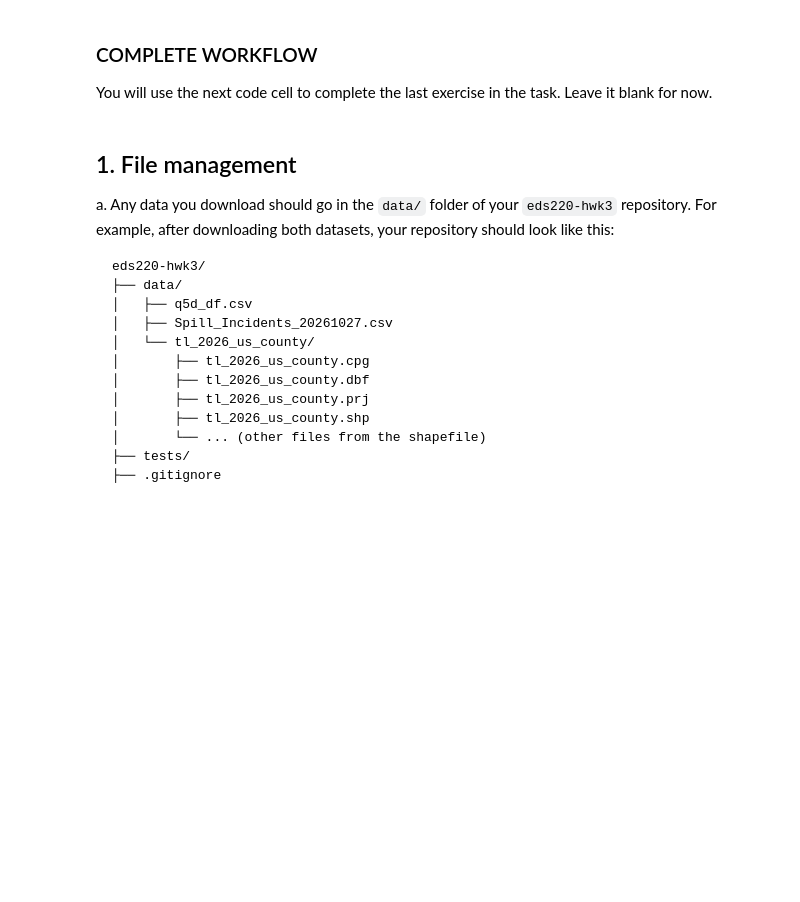
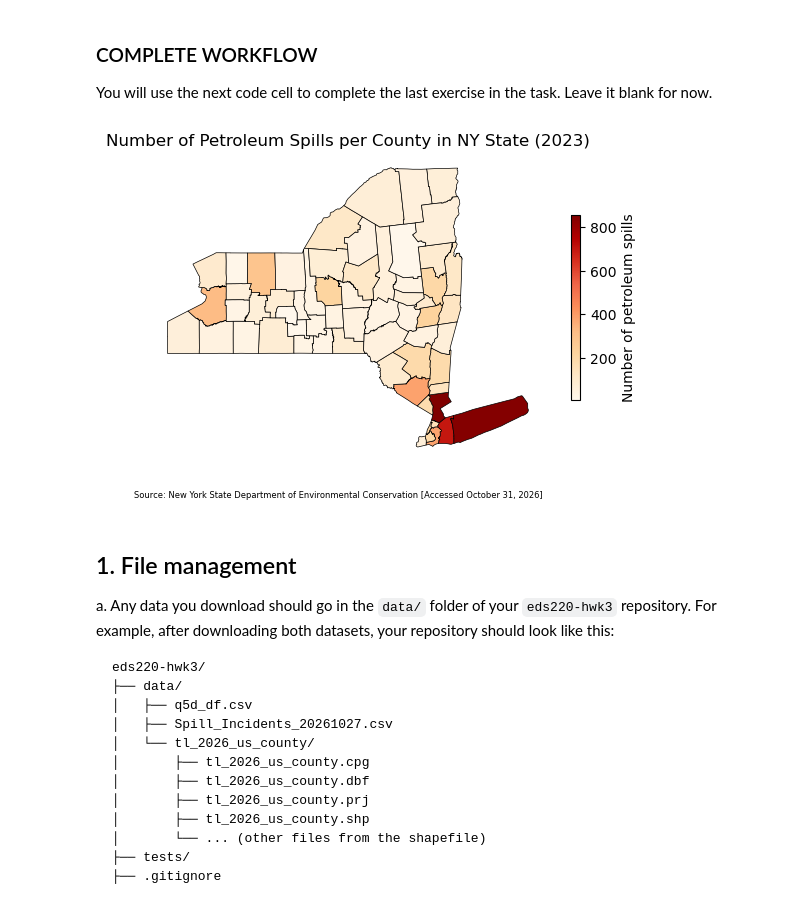
Before and after one commit to karolinasienko/eds220-hwk3, a Jupyter notebook: hwk3-task2-spills.ipynb, the cells around one changed output. Drawn from its saved outputs; the diff is of its cells as text; code cells hidden in the pictures; blank space fills up the shorter version.

```diff
--- a/hwk3-task2-spills.ipynb
+++ b/hwk3-task2-spills.ipynb
@@ -38,6 +38,100 @@ The second dataset is the [2026 Counties (and equivalent) TIGER shapefile](https
 You will use the next code cell to complete the last exercise in the task. Leave it blank for now.
 # %%
 # FINAL CODE
+
+import os
+import numpy as np
+import pandas as pd
+import matplotlib.pyplot as plt
+import geopandas as gpd
+
+# Importing NY spills data
+fp = os.path.join('data', 'Spill_Incidents_20261031.csv')
+spills = pd.read_csv(fp)
+
+# Importing US counties data
+fp = os.path.join('data', 'tl_2026_us_county', 'tl_2026_us_county.shp')
+counties = gpd.read_file(fp)
+
+
+# PREPARING SPILLS DATA
+# Making column names all lower and snake case
+spills.columns = spills.columns.str.lower()
+spills.columns = spills.columns.str.replace(' ', '_')
+
+# Update spill_date, received_date, close_date columns to datetime
+cols_list = ['spill_date', 'received_date', 'close_date']
+for col in cols_list:
+    spills[col] = pd.to_datetime(spills[col])
+
+# Update quantity to float
+spills['quantity'] = spills['quantity'].str.replace(',','').astype(float)
+
+# Update recovered to float (get rid of commas first)
+spills['recovered'] = spills['recovered'].str.replace(',','').astype(float)
+
+# Selecting data about petroleum spills in 2023
+petr_23 = spills[(spills['material_family'] == 'Petroleum') & (spills['spill_date'] >= '2023-01-01') & (spills['spill_date'] <= '2023-12-31')]
+
+# New df with number of petroleum spills per county in 2023
+spills_per_county = petr_23.groupby('county', as_index=False).nunique()[['county', 'spill_number']].rename(columns={'spill_number': 'n_spills'})
+
+
+# PREPARING COUNTIES DATA
+# Making column names all lower case
+counties.columns = counties.columns.str.lower()
+
+# Selecting NY counties - statefp code is 36
+ny_counties = counties[counties['statefp'] == '36']
+
+
+# MERGING
+# Updating St Lawrence county name
+dict = {'St Lawrence' : 'St. Lawrence'}
+spills_per_county['county'] = spills_per_county['county'].replace(dict)
+
+# Renaming column name to match for the join
+ny_counties = ny_counties.rename(columns={'name':'county'})
+
+# Inner joining data frames
+ny_spills = pd.merge(ny_counties, spills_per_county, how='inner', on='county')
+
+# Getting the number of spills in Tuscarora
+num_spills_tuscarora = spills_per_county.loc[spills_per_county['county'] == 'Tuscarora Indian Reservation', 'n_spills'].sum()
+# Adding these spills to Niagara county in ny_spills
+ny_spills.loc[ny_spills['county'] == 'Niagara', 'n_spills'] = ny_spills.loc[ny_spills['county'] == 'Niagara', 'n_spills'] + num_spills_tuscarora
+
+# Getting the number of spills in Onondaga
+num_spills_onondaga = spills_per_county.loc[spills_per_county['county'] == 'Onondaga Indian Reservation', 'n_spills'].sum()
+# Adding these spills to Onondaga county in ny_spills
+ny_spills.loc[ny_spills['county'] == 'Onondaga', 'n_spills'] = ny_spills.loc[ny_spills['county'] == 'Onondaga', 'n_spills'] + num_spills_onondaga
+
+
+# MAPPING
+# Initialize figure and axis
+fig, ax = plt.subplots()
+
+# Plotting spills
+ny_spills.plot(column = 'n_spills',
+               cmap = 'OrRd',
+               edgecolor = 'Black',
+               linewidth = 0.5,
+               legend = True,
+               legend_kwds={'label': 'Number of petroleum spills', 'shrink' : 0.5},
+               ax = ax)
+
+# Adding a title
+ax.set_title('Number of Petroleum Spills per County in NY State (2023)')
+
+# Removing the axis
+ax.axis('off')
+
+# Adding the data source
+fig.text(0.1, 0.1, 'Source: New York State Department of Environmental Conservation [Accessed October 31, 2026]', fontsize = 6)
+
+plt.show()
+# %% [output]
+[figure, added]
 # %% [markdown]
 ## 1. File management
 a. Any data you download should go in the `data/` folder of your `eds220-hwk3` repository. For example, after downloading both datasets, your repository should look like this:
```
Also changed, not shown: parts of 12 cells of this notebook.
